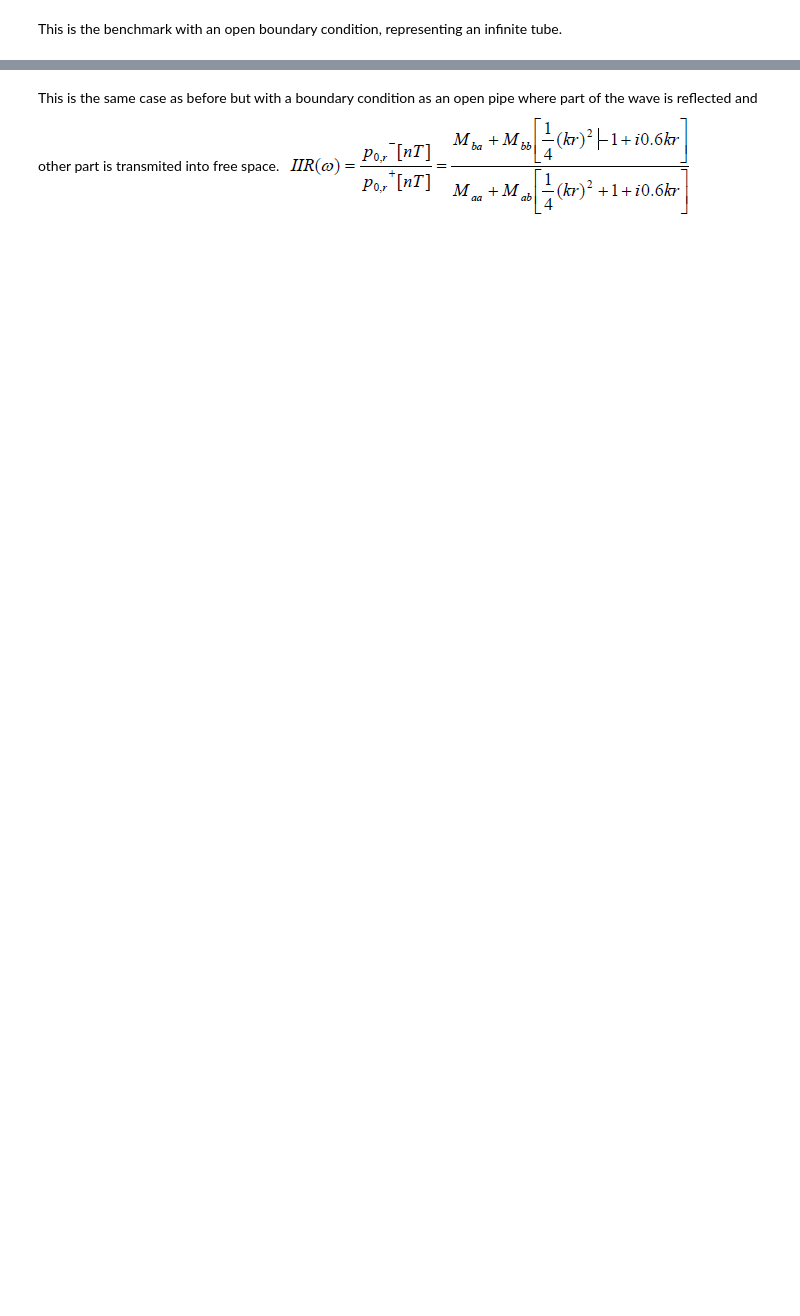
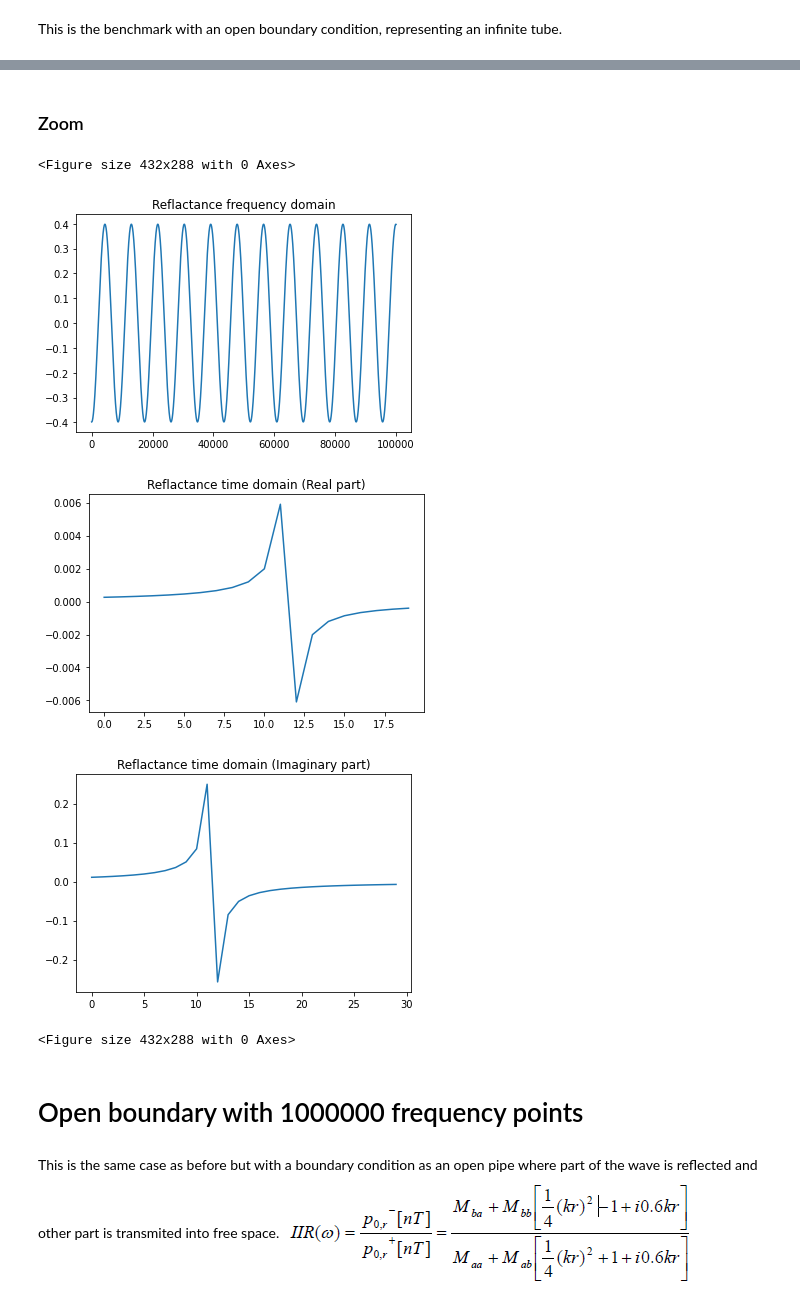
Before and after one commit to JuanpaGaviria/Acustic-Pulse-Reflectometry, a Jupyter notebook: test.ipynb, the cells around one changed output, grey strips where cells are left out. Saved outputs shown, nothing was run; the diff lists cells and outputs as text; code cells hidden in the pictures; blank space fills up the shorter version.

```diff
--- a/test.ipynb
+++ b/test.ipynb
@@ -59,10 +68,23 @@ plt.figure()
+# %% [markdown]
+### Zoom
 # %%
 plt.plot(w,response)
+plt.title("Reflactance frequency domain")
 plt.figure()
 plt.plot(np.real(ift[0:20]))
+plt.title("Reflactance time domain (Real part)")
 plt.figure()
 plt.plot(np.imag(ift[0:30]))
+plt.title("Reflactance time domain (Imaginary part)")
 plt.figure()
+# %% [output]
+<Figure size 432x288 with 0 Axes>
+[figure, added]
+[figure, added]
+[figure, added]
+<Figure size 432x288 with 0 Axes>
+# %% [markdown]
+# Open boundary with 1000000 frequency points
 # %% [markdown]
 This is the same case as before but with a boundary condition as an open pipe where part of the wave is reflected and other part is transmited into free space.
 ![image.png](attachment:image.png)
```
Also changed, not shown: parts of 13 cells of this notebook.
